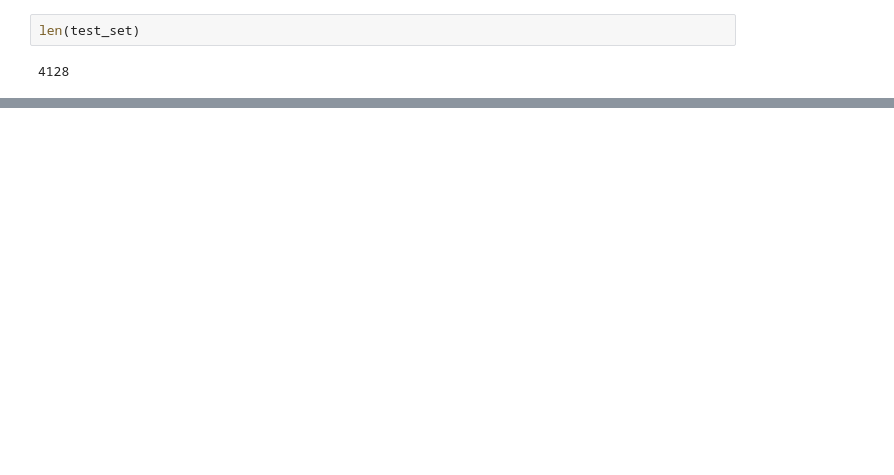
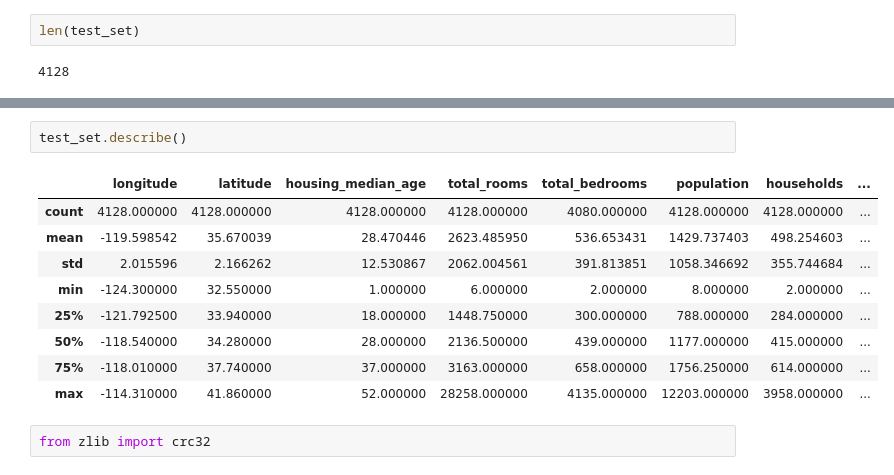
Before and after one commit to ayegwalo/handsOnML, a Jupyter notebook: Chapter_2_ML.ipynb, the cells around one changed output, grey strips where cells are left out. Drawn from its saved outputs; the diff is of its cells as text; blank space fills up the shorter version.

Commit message:
Exercise 2 ML. analysing test set codes and adding comments for proper undestanding.

```diff
--- a/Chapter_2_ML.ipynb
+++ b/Chapter_2_ML.ipynb
@@ -160,0 +197,14 @@ len(test_set)
+# %%
+test_set.describe()
+# %% [output]
+|  | longitude | latitude | housing_median_age | total_rooms | total_bedrooms | population | households | ... |
+| count | 4128.000000 | 4128.000000 | 4128.000000 | 4128.000000 | 4080.000000 | 4128.000000 | 4128.000000 | ... |
+| mean | -119.598542 | 35.670039 | 28.470446 | 2623.485950 | 536.653431 | 1429.737403 | 498.254603 | ... |
+| std | 2.015596 | 2.166262 | 12.530867 | 2062.004561 | 391.813851 | 1058.346692 | 355.744684 | ... |
+| min | -124.300000 | 32.550000 | 1.000000 | 6.000000 | 2.000000 | 8.000000 | 2.000000 | ... |
+| 25% | -121.792500 | 33.940000 | 18.000000 | 1448.750000 | 300.000000 | 788.000000 | 284.000000 | ... |
+| 50% | -118.540000 | 34.280000 | 28.000000 | 2136.500000 | 439.000000 | 1177.000000 | 415.000000 | ... |
+| 75% | -118.010000 | 37.740000 | 37.000000 | 3163.000000 | 658.000000 | 1756.250000 | 614.000000 | ... |
+| max | -114.310000 | 41.860000 | 52.000000 | 28258.000000 | 4135.000000 | 12203.000000 | 3958.000000 | ... |
+# %%
+from zlib import crc32
```
Also changed, not shown: parts of 4 cells of this notebook.
